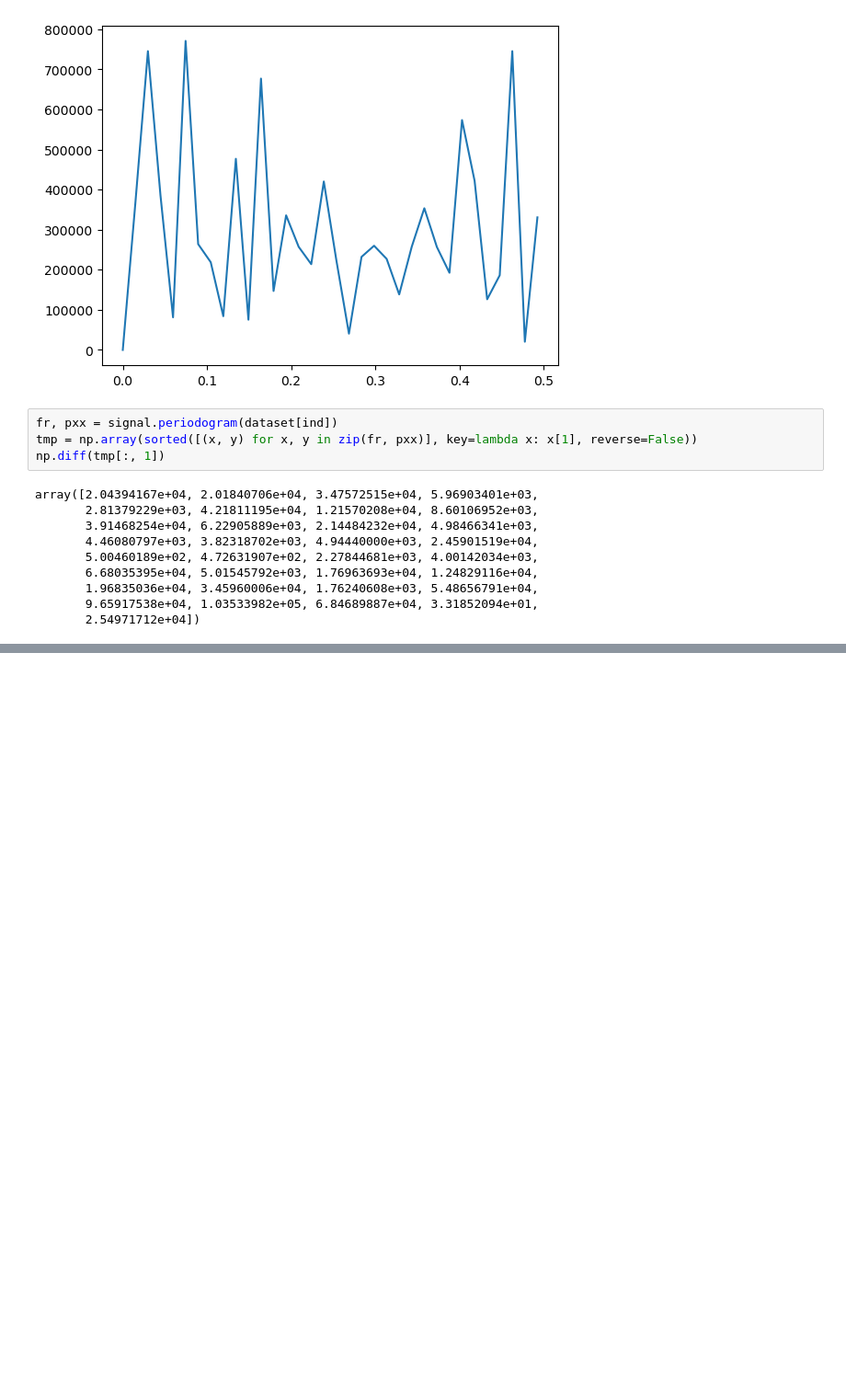
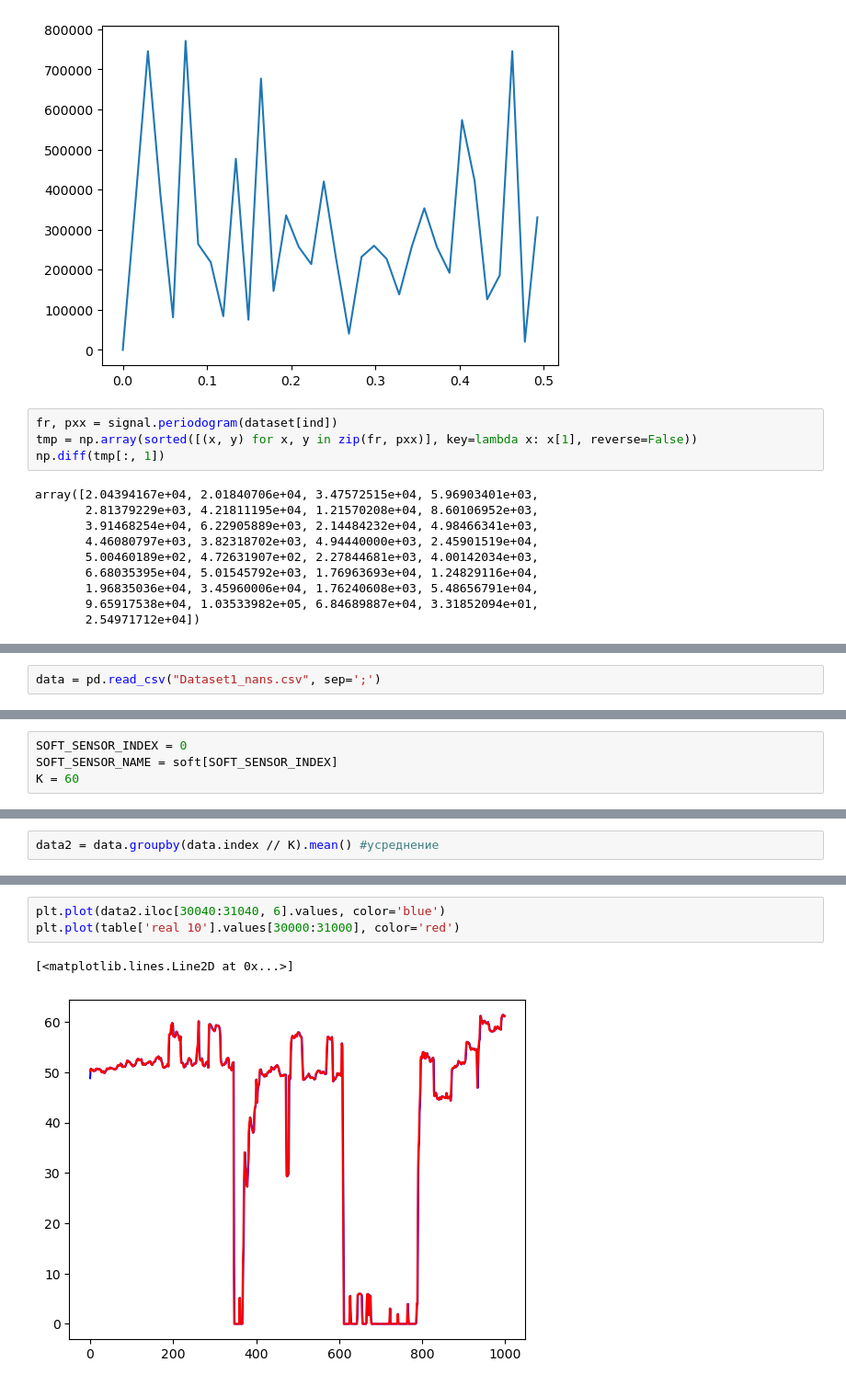
Before and after one commit to VeryLittleAnna/SoftSensors, a Jupyter notebook: soft sensors_prepare.ipynb, the cells around one changed output, grey strips where cells are left out. Shown at 92% size. Saved outputs shown, nothing was run; the diff lists cells and outputs as text; blank space fills up the shorter version.

```diff
--- a/soft sensors_prepare.ipynb
+++ b/soft sensors_prepare.ipynb
@@ -211,0 +252,2 @@ array([2.04394167e+04, 2.01840706e+04, 3.47572515e+04, 5.96903401e+03,
+# %%
+data = pd.read_csv("Dataset1_nans.csv", sep=';')
@@ -211,0 +278,4 @@ array([2.04394167e+04, 2.01840706e+04, 3.47572515e+04, 5.96903401e+03,
+# %%
+SOFT_SENSOR_INDEX = 0
+SOFT_SENSOR_NAME = soft[SOFT_SENSOR_INDEX]
+K = 60
@@ -211,0 +288,2 @@ array([2.04394167e+04, 2.01840706e+04, 3.47572515e+04, 5.96903401e+03,
+# %%
+data2 = data.groupby(data.index // K).mean() #усреднение
@@ -211,0 +346,6 @@ array([2.04394167e+04, 2.01840706e+04, 3.47572515e+04, 5.96903401e+03,
+# %%
+plt.plot(data2.iloc[30040:31040, 6].values, color='blue')
+plt.plot(table['real 10'].values[30000:31000], color='red')
+# %% [output]
+[<matplotlib.lines.Line2D at 0x...>]
+[figure, added]
```
Also changed, not shown: parts of 39 cells of this notebook.
